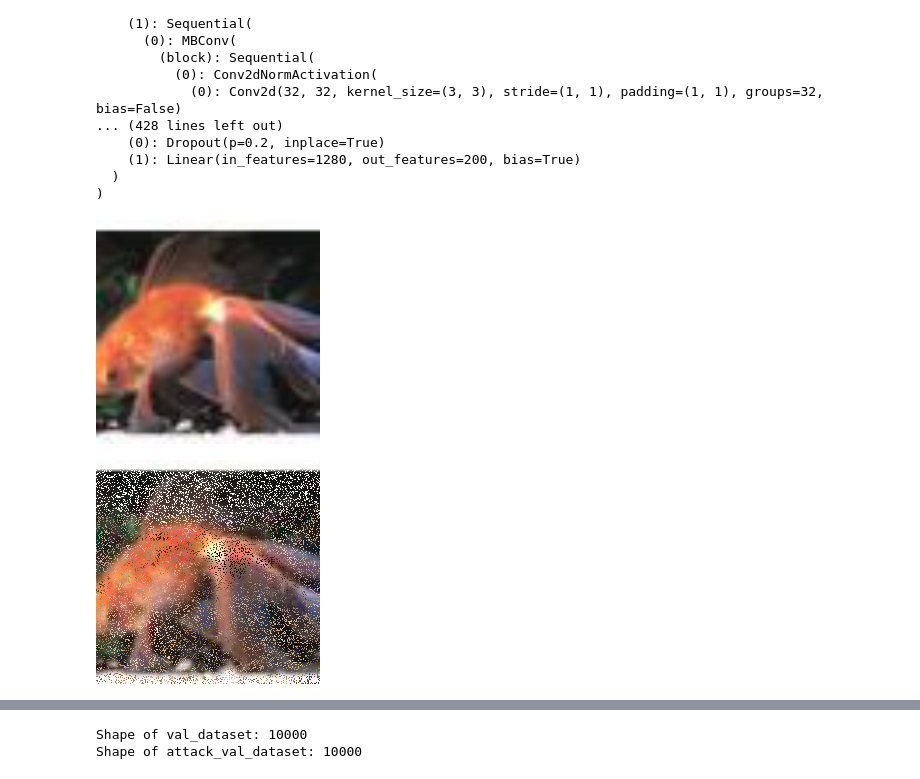
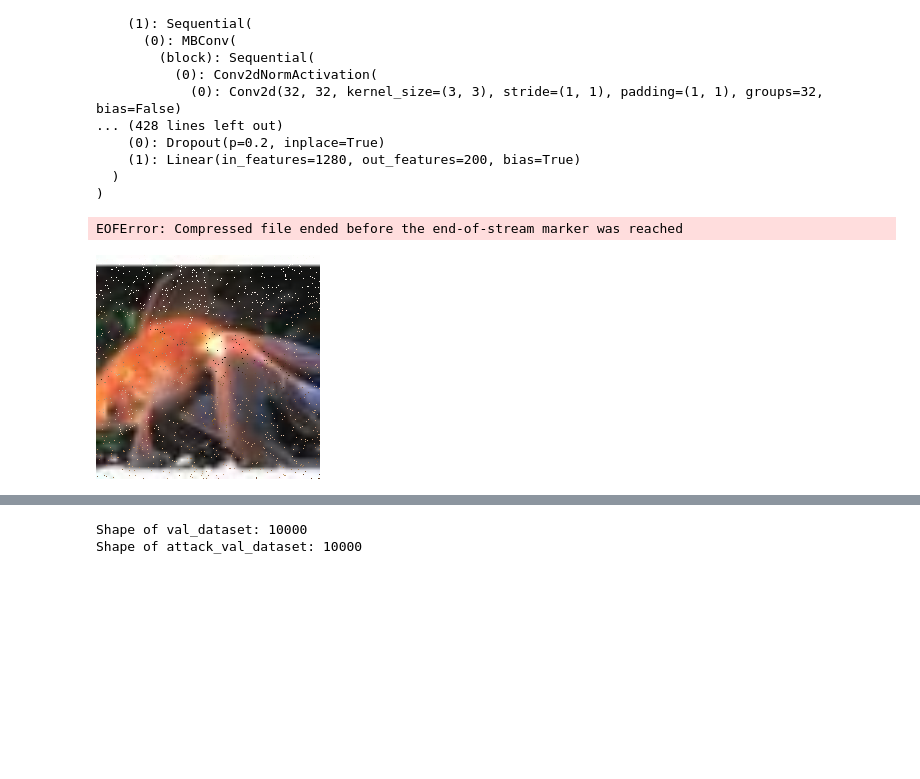
Before and after one commit to Zachary-Wenhao/IML-Team-Attack-Diffusion-Model, a Jupyter notebook: Dataset_generation.ipynb, the cells around one changed output, grey strips where cells are left out. Cells and saved outputs as stored; diff of their text form; code cells hidden in the pictures; blank space fills up the shorter version.

```diff
--- a/Dataset_generation.ipynb
+++ b/Dataset_generation.ipynb
@@ -77,7 +86,5 @@ def tensor_to_pil_image(tensor):
   tensor = tensor.permute(1, 2, 0)  # Rearrange dimensions to (H, W, C)
   return Image.fromarray((tensor.numpy() * 255).astype('uint8'))  # Convert to PIL
 # %%
-train_dataset = ImageNetDataset(train, transform=transform)
-train_dataloader = DataLoader(train_dataset, batch_size=32, shuffle=False)
 val_dataset = ImageNetDataset(val, transform=transform)
 val_dataloader = DataLoader(val_dataset, batch_size=32, shuffle=False)
@@ -232,13 +233,11 @@ def create_attack_dataset_direct(classifier, dataset, num_classes, attack_fn, **
 
     return attack_dataset
 # %%
-device = next(model.parameters()).device
-
-train_attack_dataset = create_attack_dataset_direct(
+corrected_val_attack_dataset = corrected_create_attack_dataset_direct(
     classifier=None,
-    dataset=train_dataset,
+    dataset=val_dataset,
     num_classes=200,
     attack_fn=attack,
-    steps=12544,
-    checkpoint=1000
+    steps=1254,
+    checkpoint=50
 )
@@ -351,13 +244,3 @@ mini_va_dataset = [(image, label) for image, label in val_dataset if label < 3]
-# %%
-
-corrected_val_attack_dataset = corrected_create_attack_dataset_direct(
-    classifier=None,
-    dataset=val_dataset,
-    num_classes=200,
-    attack_fn=attack,
-    steps=12544,
-    checkpoint=1000
-)
 # %%
 import gzip
 import pickle
@@ -378,14 +259,13 @@ def load_compressed_dataset(filename):
     with gzip.open(filename, 'rb') as f:
         return pickle.load(f)
 
-loaded_val_dataset = load_compressed_dataset("val_dataset.pkl.gz")
-loaded_val_attack_dataset = load_compressed_dataset("val_attack_dataset.pkl.gz")
+loaded_attack_dataset_val = load_compressed_dataset("val_125_attack_dataset.pkl.gz")
+# %% [output]
+EOFError: Compressed file ended before the end-of-stream marker was reached
 # %%
-display(tensor_to_pil_image(val_dataset[0][0]))
 display(tensor_to_pil_image(corrected_val_attack_dataset[0][0].to('cpu')))
 # %% [output]
-[figure, old version]
+[figure, new version]
-[figure, removed]
 # %%
 class AttackDataset(Dataset): # FOR CONSISTENCY with ImageNet Dataset
     def __init__(self, data, transform=None):
```
Also changed, not shown: parts of 17 cells of this notebook.
